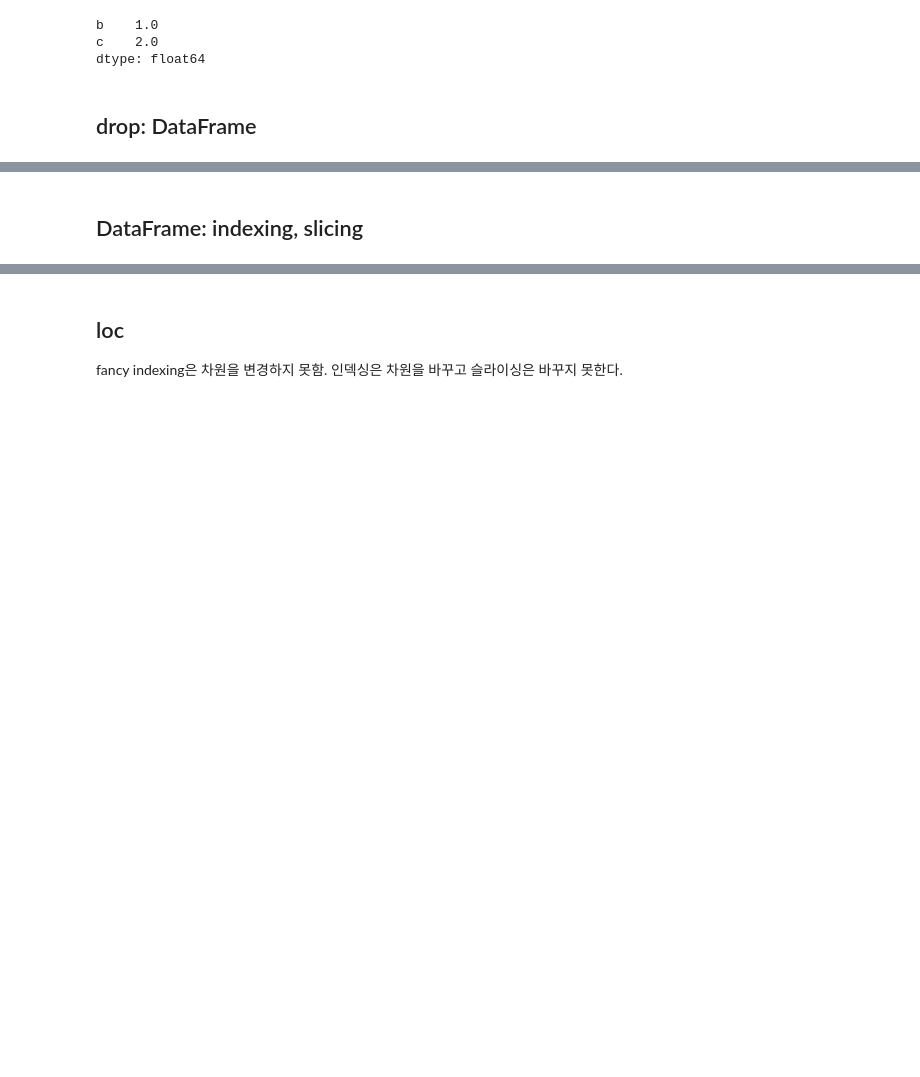
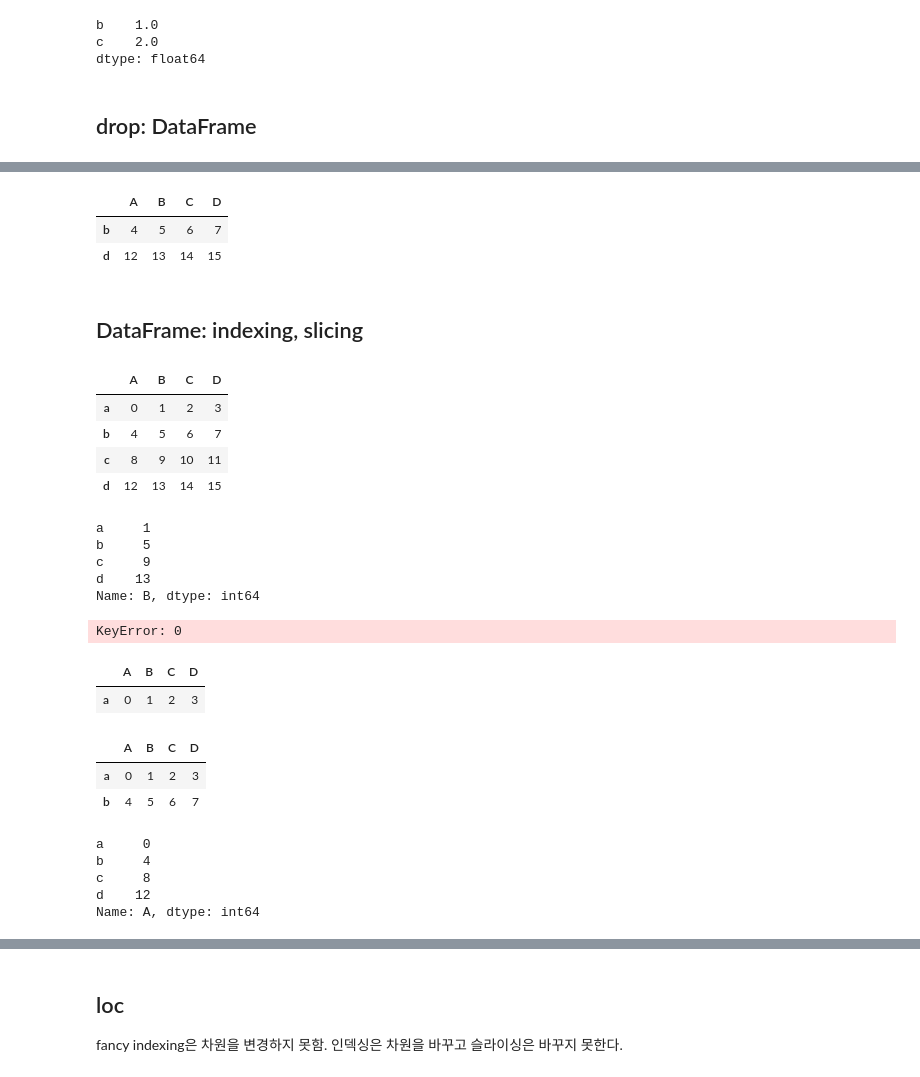
Before and after one commit to yunjichoi37/corpus-linguistics, a Jupyter notebook: 실습/04_Python_데이터분석구조_II.ipynb, the cells around one changed output, grey strips where cells are left out. Saved outputs shown, nothing was run; the diff lists cells and outputs as text; code cells hidden in the pictures; blank space fills up the shorter version.

```diff
--- a/실습/04_Python_데이터분석구조_II.ipynb
+++ b/실습/04_Python_데이터분석구조_II.ipynb
@@ -309,2 +333,47 @@ dtype: float64
+# %%
+b.drop(['a', 'c'], axis=0)
+# %% [output]
+|  | A | B | C | D |
+| b | 4 | 5 | 6 | 7 |
+| d | 12 | 13 | 14 | 15 |
 # %% [markdown]
 ## DataFrame: indexing, slicing
+# %%
+b
+# %% [output]
+|  | A | B | C | D |
+| a | 0 | 1 | 2 | 3 |
+| b | 4 | 5 | 6 | 7 |
+| c | 8 | 9 | 10 | 11 |
+| d | 12 | 13 | 14 | 15 |
+# %%
+b['B']
+# %% [output]
+a     1
+b     5
+c     9
+d    13
+Name: B, dtype: int64
+# %%
+b[0]
+# %% [output]
+KeyError: 0
+# %%
+b[0:1]
+# %% [output]
+|  | A | B | C | D |
+| a | 0 | 1 | 2 | 3 |
+# %%
+b['a':'b']
+# %% [output]
+|  | A | B | C | D |
+| a | 0 | 1 | 2 | 3 |
+| b | 4 | 5 | 6 | 7 |
+# %%
+b['A']
+# %% [output]
+a     0
+b     4
+c     8
+d    12
+Name: A, dtype: int64
```
Also changed, not shown: parts of 63 cells of this notebook.
